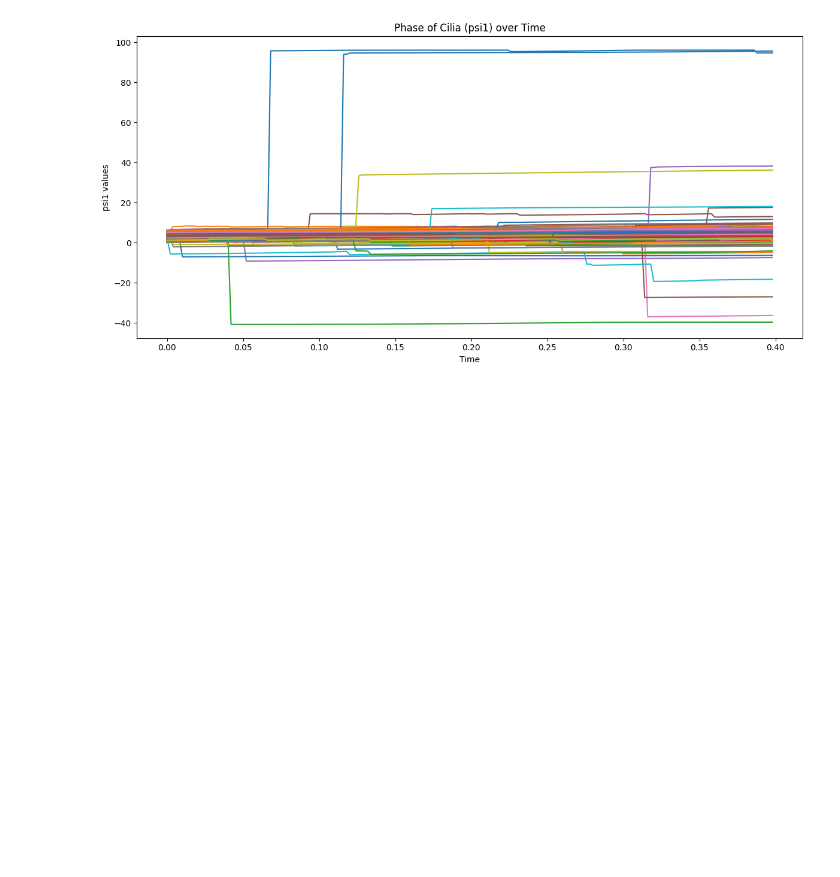
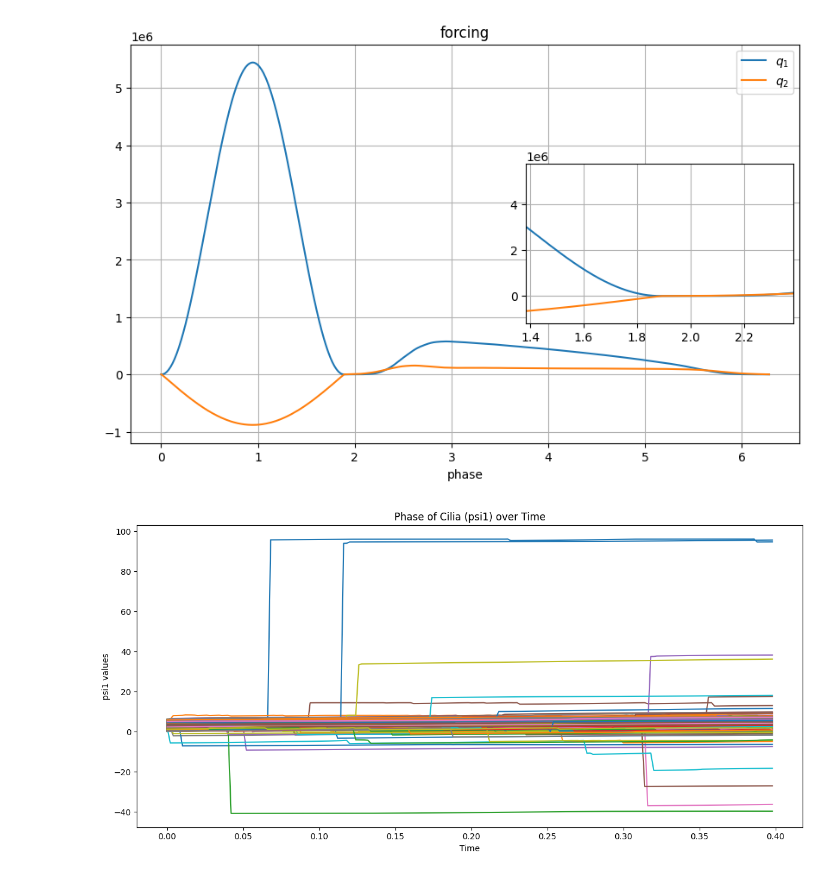
Before and after one commit to Biofluid-Dynamics-Group/cuda-filaments, a Jupyter notebook: analysis/emergent.ipynb, the cells around one changed output. Saved outputs shown, nothing was run; the diff lists cells and outputs as text; code cells hidden in the pictures; blank space fills up the shorter version.

```diff
--- a/analysis/emergent.ipynb
+++ b/analysis/emergent.ipynb
@@ -1 +4,51 @@
+# %%
+from mpl_toolkits.axes_grid1.inset_locator import inset_axes
+
+# Define file paths
+q1_file = "../input/forcing/platy_reference_phase_generalised_forces_NSEG=20_SEP=2.600000_FEFF=0.300000_THETA0=1.495996.dat"
+q2_file = "../input/forcing/platy_reference_angle_generalised_forces_NSEG=20_SEP=2.600000_FEFF=0.300000_THETA0=1.495996.dat"
+
+# Read the first generalised forces function (q1)
+with open(q1_file, 'r') as f:
+  data = f.read().strip().split()
+  n_samples = int(data[0])
+  forces_1 = np.array([float(val) for val in data[1:]])
+
+# Read the second generalised forces function (q2)
+with open(q2_file, 'r') as f:
+  data = f.read().strip().split()
+  n_samples_2 = int(data[0])
+  forces_2 = np.array([float(val) for val in data[1:]])
+
+# Generate evenly spaced s values from 0 to 2π
+psi_values = np.linspace(0, 2*np.pi, n_samples)
+
+# Create figure and main axes
+fig, ax = plt.subplots(figsize=(10, 6))
+
+# Plot q1 and q2 on main axes
+ax.plot(psi_values, forces_1, label=r'$q_1$')
+ax.plot(psi_values, forces_2, label=r'$q_2$')
+ax.set_xlabel('phase')
+ax.set_ylabel('')
+ax.set_title('forcing')
+ax.legend()
+ax.grid(True)
+
+# Create inset axes for the zoomed region
+axins = inset_axes(ax, width="40%", height="40%", loc="right")
+
+# Plot the same data in the inset
+axins.plot(psi_values, forces_1, label=r'$q_1$')
+axins.plot(psi_values, forces_2, label=r'$q_2$')
+axins.grid(True)
+
+# Set the limits for the zoomed region
+x_min = 0.3*2*np.pi - 0.5
+x_max = 0.3*2*np.pi + 0.5
+axins.set_xlim(x_min, x_max)
+
+plt.show()
+# %% [output]
+[figure, added]
 # %%
```
Also changed, not shown: parts of 5 cells of this notebook, 4 other files.
